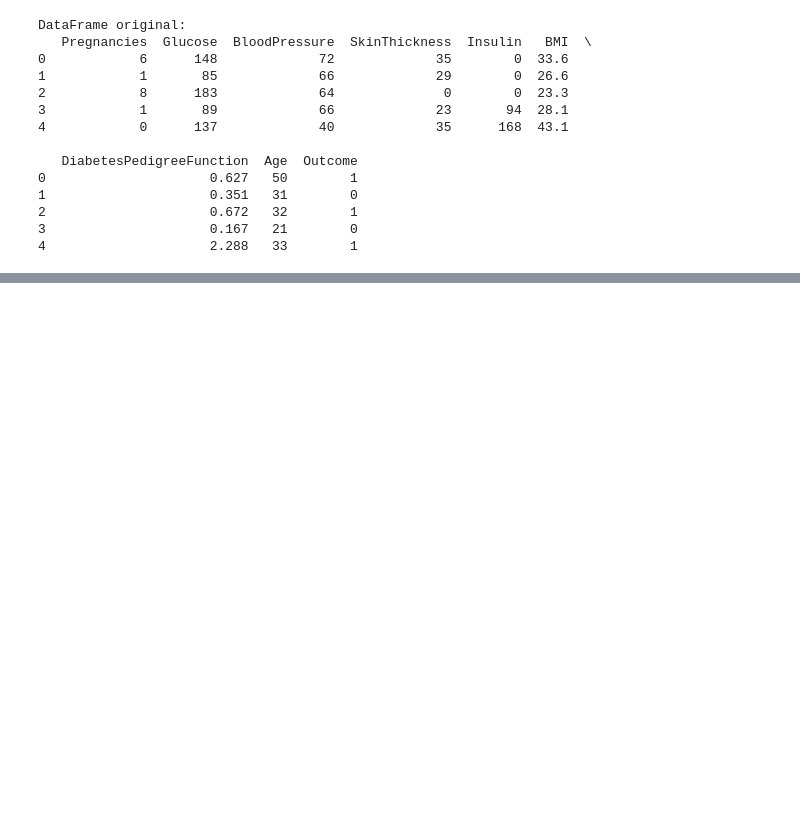
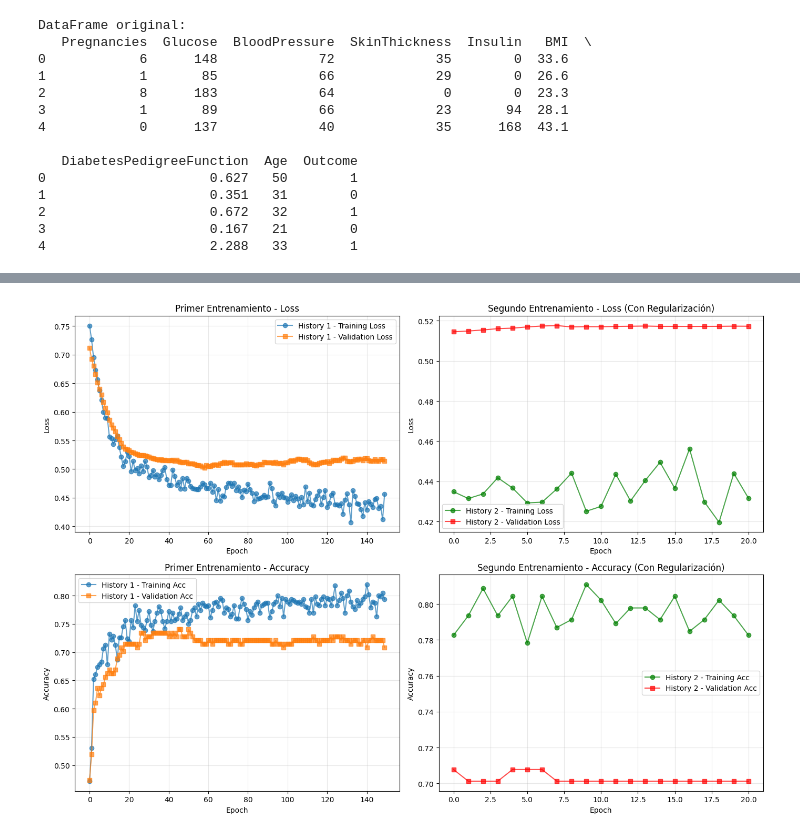
Before and after one commit to vchibilisco/ejemplos-IA, a Jupyter notebook: red_neuronal/diabetes.ipynb, the cells around one changed output, grey strips where cells are left out. Drawn from its saved outputs; the diff is of its cells as text; code cells hidden in the pictures; blank space fills up the shorter version.

```diff
--- a/red_neuronal/diabetes.ipynb
+++ b/red_neuronal/diabetes.ipynb
@@ -310,0 +386,94 @@ plt.show()
+# %%
+
+# Análisis Comparativo: history (sin ajustes) vs history2 (con ajustes)
+
+print("=" * 70)
+print("COMPARATIVA: Primer Entrenamiento vs Segundo Entrenamiento")
+print("=" * 70)
+
+# Extraer métricas finales de ambos historiales
+hist1_loss_final = history.history['loss'][-1]
+hist1_val_loss_final = history.history['val_loss'][-1]
+hist1_acc_final = history.history['accuracy'][-1]
+hist1_val_acc_final = history.history['val_accuracy'][-1]
+hist1_epochs = len(history.history['loss'])
+
+hist2_loss_final = history2.history['loss'][-1]
+hist2_val_loss_final = history2.history['val_loss'][-1]
+hist2_acc_final = history2.history['accuracy'][-1]
+hist2_val_acc_final = history2.history['val_accuracy'][-1]
+hist2_epochs = len(history2.history['loss'])
+
+# Calcular divergencia (overfitting indicator)
+hist1_loss_divergence = abs(hist1_loss_final - hist1_val_loss_final)
+hist2_loss_divergence = abs(hist2_loss_final - hist2_val_loss_final)
+
+print("\n📊 PRIMER ENTRENAMIENTO (sin Regularización, sin Callbacks):")
+print(f"   Epochs: {hist1_epochs}")
+print(f"   Final Training Loss: {hist1_loss_final:.4f}")
+print(f"   Final Validation Loss: {hist1_val_loss_final:.4f}")
+print(f"   Divergencia (Loss): {hist1_loss_divergence:.4f} ⚠️ (Mayor divergencia = más overfitting)")
+print(f"   Final Training Accuracy: {hist1_acc_final:.4f} ({hist1_acc_final*100:.2f}%)")
+print(f"   Final Validation Accuracy: {hist1_val_acc_final:.4f} ({hist1_val_acc_final*100:.2f}%)")
+
+print("\n🎯 SEGUNDO ENTRENAMIENTO (con Dropout, L2, Callbacks):")
+print(f"   Epochs: {hist2_epochs} (EarlyStopping activado)")
+print(f"   Final Training Loss: {hist2_loss_final:.4f}")
+print(f"   Final Validation Loss: {hist2_val_loss_final:.4f}")
+print(f"   Divergencia (Loss): {hist2_loss_divergence:.4f} ✅ (Menor divergencia = mejor generalización)")
+print(f"   Final Training Accuracy: {hist2_acc_final:.4f} ({hist2_acc_final*100:.2f}%)")
+print(f"   Final Validation Accuracy: {hist2_val_acc_final:.4f} ({hist2_val_acc_final*100:.2f}%)")
+
+print("\n" + "=" * 70)
+print("📈 ANÁLISIS DE MEJORA:")
+print("=" * 70)
+
+# Mejoras
+loss_divergence_improvement = ((hist1_loss_divergence - hist2_loss_divergence) / hist1_loss_divergence) * 100
+val_loss_improvement = ((hist1_val_loss_final - hist2_val_loss_final) / hist1_val_loss_final) * 100
+val_acc_improvement = ((hist2_val_acc_final - hist1_val_acc_final) / hist1_val_acc_final) * 100
+
+print(f"\n✅ Reducción de Divergencia de Loss (overfitting): {loss_divergence_improvement:.2f}%")
+print(f"✅ Mejora en Validation Loss: {val_loss_improvement:.2f}%")
+print(f"✅ Mejora en Validation Accuracy: {val_acc_improvement:.2f}%")
+
+# Gráfica comparativa
+fig, axes = plt.subplots(2, 2, figsize=(14, 10))
+
+# Loss Comparison
+axes[0, 0].plot(range(hist1_epochs), history.history['loss'], 'o-', alpha=0.7, label='History 1 - Training Loss')
+axes[0, 0].plot(range(hist1_epochs), history.history['val_loss'], 's-', alpha=0.7, label='History 1 - Validation Loss')
+axes[0, 0].set_title('Primer Entrenamiento - Loss')
+axes[0, 0].set_xlabel('Epoch')
+axes[0, 0].set_ylabel('Loss')
+axes[0, 0].legend()
+axes[0, 0].grid(True, alpha=0.3)
+
+axes[0, 1].plot(range(hist2_epochs), history2.history['loss'], 'o-', alpha=0.7, label='History 2 - Training Loss', color='green')
+axes[0, 1].plot(range(hist2_epochs), history2.history['val_loss'], 's-', alpha=0.7, label='History 2 - Validation Loss', color='red')
+axes[0, 1].set_title('Segundo Entrenamiento - Loss (Con Regularización)')
+axes[0, 1].set_xlabel('Epoch')
+axes[0, 1].set_ylabel('Loss')
+axes[0, 1].legend()
+axes[0, 1].grid(True, alpha=0.3)
+
+# Accuracy Comparison
+axes[1, 0].plot(range(hist1_epochs), history.history['accuracy'], 'o-', alpha=0.7, label='History 1 - Training Acc')
+axes[1, 0].plot(range(hist1_epochs), history.history['val_accuracy'], 's-', alpha=0.7, label='History 1 - Validation Acc')
+axes[1, 0].set_title('Primer Entrenamiento - Accuracy')
+axes[1, 0].set_xlabel('Epoch')
+axes[1, 0].set_ylabel('Accuracy')
+axes[1, 0].legend()
+axes[1, 0].grid(True, alpha=0.3)
+
+axes[1, 1].plot(range(hist2_epochs), history2.history['accuracy'], 'o-', alpha=0.7, label='History 2 - Training Acc', color='green')
+axes[1, 1].plot(range(hist2_epochs), history2.history['val_accuracy'], 's-', alpha=0.7, label='History 2 - Validation Acc', color='red')
+axes[1, 1].set_title('Segundo Entrenamiento - Accuracy (Con Regularización)')
+axes[1, 1].set_xlabel('Epoch')
+axes[1, 1].set_ylabel('Accuracy')
+axes[1, 1].legend()
+axes[1, 1].grid(True, alpha=0.3)
+
+plt.tight_layout()
+plt.show()
+# %% [output]
@@ -310,0 +497 @@ plt.show()
+[figure, added]
```
Also changed, not shown: parts of 17 cells of this notebook, 20 other files.
